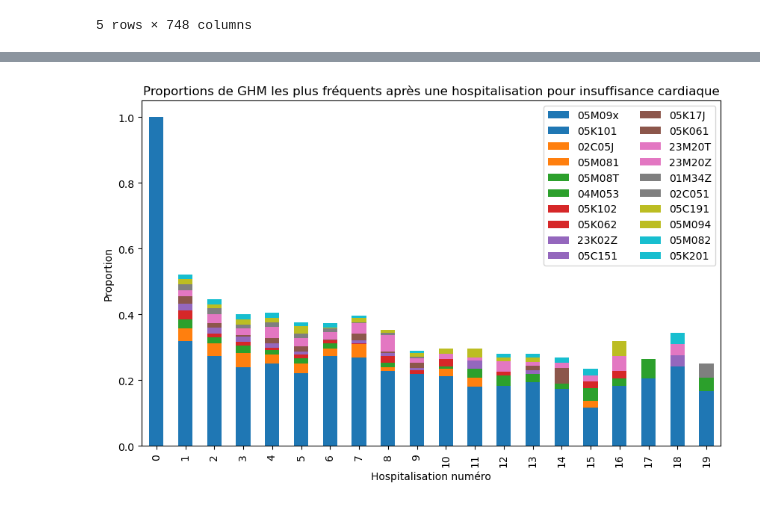
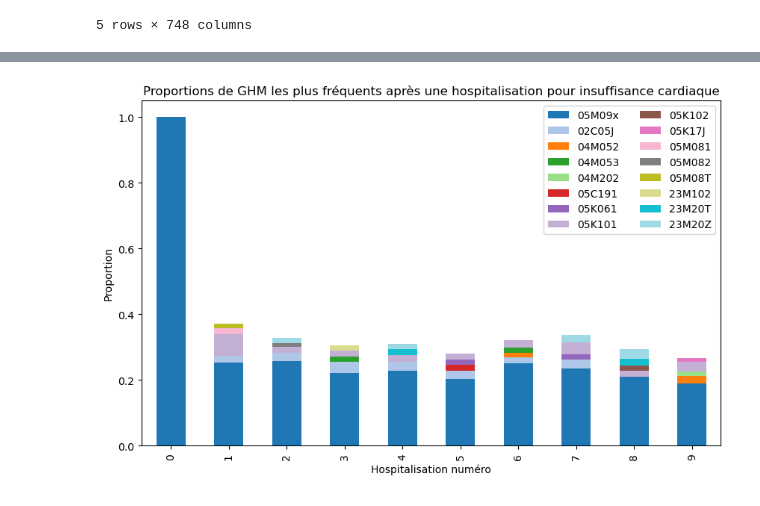
Before and after one commit to Kirscher/TextMining_Parcours_de_soin, a Jupyter notebook: base_sequentielle.ipynb, the cells around one changed output, grey strips where cells are left out. Cells and saved outputs as stored; diff of their text form; code cells hidden in the pictures.

```diff
--- a/base_sequentielle.ipynb
+++ b/base_sequentielle.ipynb
@@ -173,0 +165,15 @@ df.head()
+# %%
+len_parcours=10
+top_k=5
+
+L=[]
+for i in range(len_parcours):
+    L.append(df.iloc[i].sort_values(ascending=False)[:top_k])
+
+database={}
+for i in range(len_parcours):
+    database[f'{i}']=L[i].sort_values(ascending=False)[:top_k]
+
+database= pd.DataFrame(database)
+database= database.transpose()
+database.head()
@@ -243,0 +249,22 @@ Name: 1, dtype: object
+# %%
+len_parcours=10
+top_k=5
+
+L=[]
+for i in range(len_parcours):
+    L.append(df.iloc[i].sort_values(ascending=False)[:top_k])
+
+database={}
+for i in range(len_parcours):
+    database[f'{i}']=L[i].sort_values(ascending=False)[:top_k]
+
+database= pd.DataFrame(database)
+database= database.transpose()
+
+# on met le GHM pour IC en position 0
+colonnes = list(database.columns)
+colonnes.remove('05M09x')
+colonnes=['05M09x']+colonnes
+database=database[colonnes]
+
+database.head()
@@ -244,9 +278,9 @@ Name: 1, dtype: object
 # %%
-df.iloc[:20,:20].plot(kind='bar', stacked=True, colormap='tab10', figsize=(10, 6))
+database.plot(kind='bar', stacked=True, colormap='tab20', figsize=(10, 6))
 plt.legend(loc="upper right", ncol=2)
 plt.xlabel("Hospitalisation numéro")
 plt.ylabel("Proportion")
 plt.title('Proportions de GHM les plus fréquents après une hospitalisation pour insuffisance cardiaque')
 plt.show()
 # %% [output]
-[figure, old version]
+[figure, new version]
```
Also changed, not shown: parts of 22 cells of this notebook.
